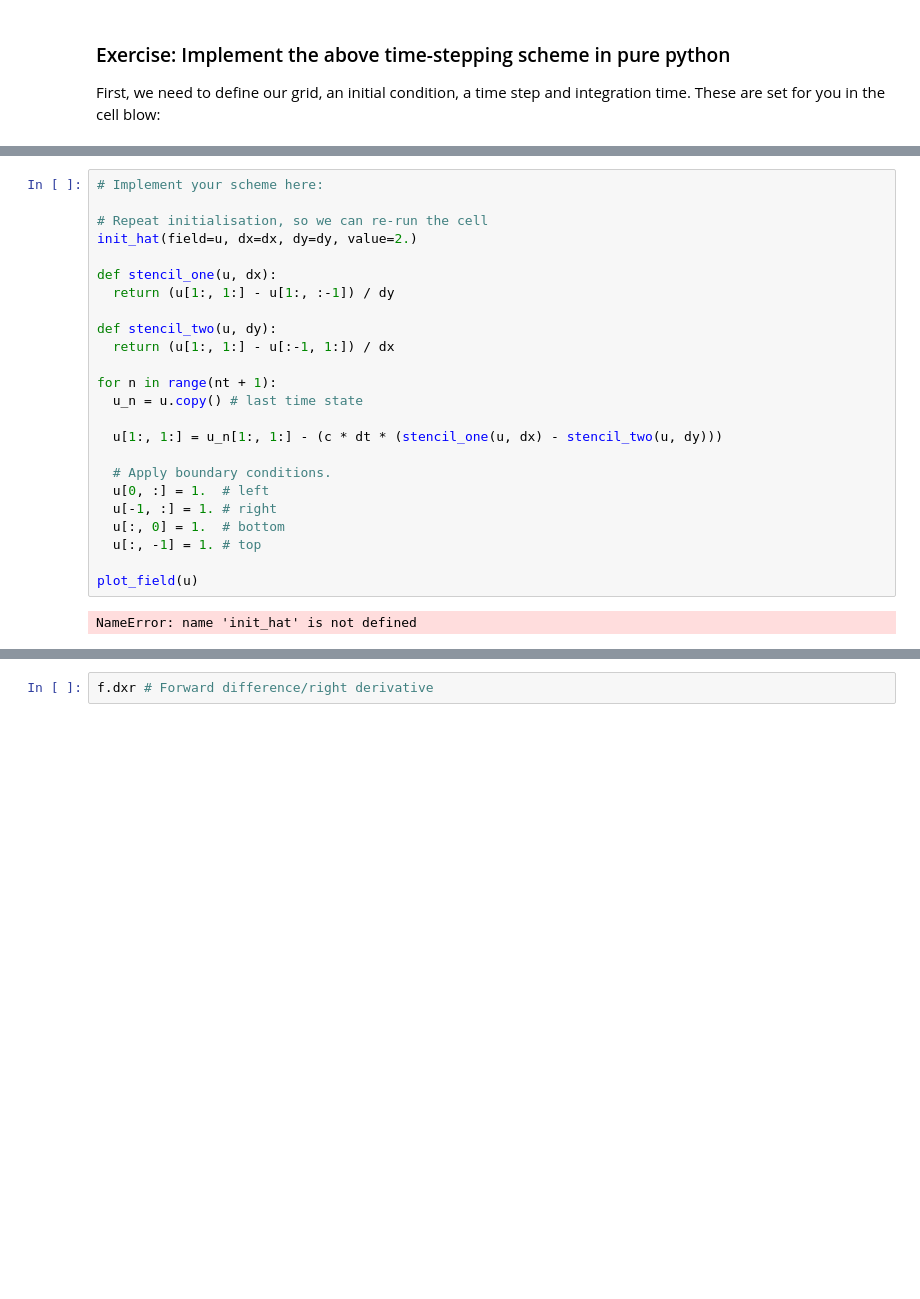
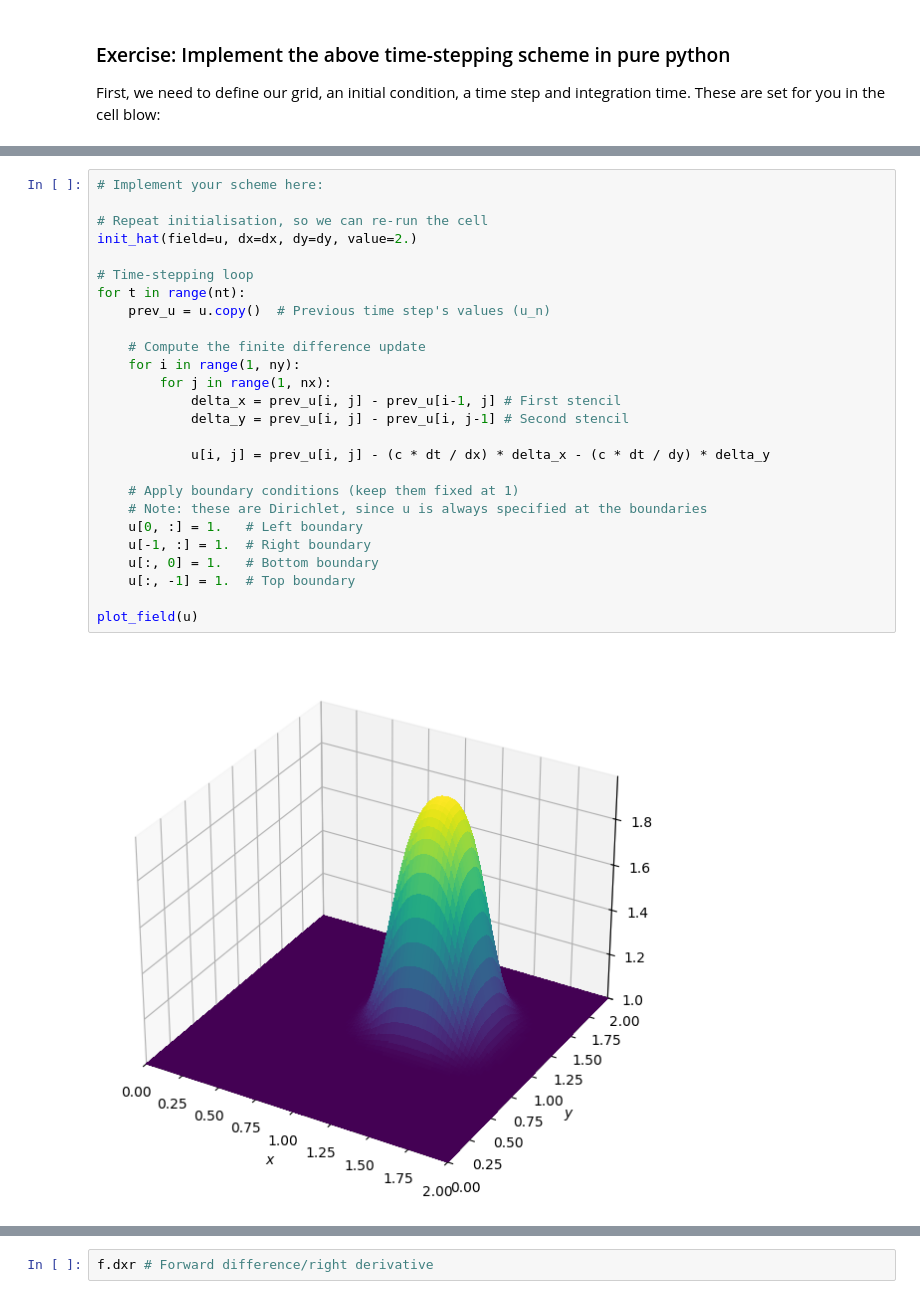
Before and after one commit to nocturnal-luke/Geophysical-inversion-undergraduate, a Jupyter notebook: lectures/L5/L5_1_introduction_to_devito.ipynb, the cells around one changed output, grey strips where cells are left out. Saved outputs shown, nothing was run; the diff lists cells and outputs as text; blank space fills up the shorter version.

```diff
--- a/lectures/L5/L5_1_introduction_to_devito.ipynb
+++ b/lectures/L5/L5_1_introduction_to_devito.ipynb
@@ -253,32 +253,34 @@ plot_field(u)
 # %% [output]
 dx 0.025, dy 0.025
 [figure]
-# %%
-# Implement your scheme here:
-
-# Repeat initialisation, so we can re-run the cell
-init_hat(field=u, dx=dx, dy=dy, value=2.)
-
-def stencil_one(u, dx):
-  return (u[1:, 1:] - u[1:, :-1]) / dy
-
-def stencil_two(u, dy):
-  return (u[1:, 1:] - u[:-1, 1:]) / dx
-
-for n in range(nt + 1):
-  u_n = u.copy() # last time state
-
-  u[1:, 1:] = u_n[1:, 1:] - (c * dt * (stencil_one(u, dx) - stencil_two(u, dy)))
-
-  # Apply boundary conditions.
-  u[0, :] = 1.  # left
-  u[-1, :] = 1. # right
-  u[:, 0] = 1.  # bottom
-  u[:, -1] = 1. # top
-
-plot_field(u)
-# %% [output]
-NameError: name 'init_hat' is not defined
+# %%
+# Implement your scheme here:
+
+# Repeat initialisation, so we can re-run the cell
+init_hat(field=u, dx=dx, dy=dy, value=2.)
+
+# Time-stepping loop
+for t in range(nt):
+    prev_u = u.copy()  # Previous time step's values (u_n)
+
+    # Compute the finite difference update
+    for i in range(1, ny):
+        for j in range(1, nx):
+            delta_x = prev_u[i, j] - prev_u[i-1, j] # First stencil
+            delta_y = prev_u[i, j] - prev_u[i, j-1] # Second stencil
+
+            u[i, j] = prev_u[i, j] - (c * dt / dx) * delta_x - (c * dt / dy) * delta_y
+
+    # Apply boundary conditions (keep them fixed at 1)
+    # Note: these are Dirichlet, since u is always specified at the boundaries
+    u[0, :] = 1.   # Left boundary
+    u[-1, :] = 1.  # Right boundary
+    u[:, 0] = 1.   # Bottom boundary
+    u[:, -1] = 1.  # Top boundary
+
+plot_field(u)
+# %% [output]
+[figure, added]
 # %% [markdown]
 OK, now lets implement the same scheme in Devito. But first, lets learn a bit more about the symbolic DSL.
 
```
Also changed, not shown: parts of 1 cell of this notebook.
